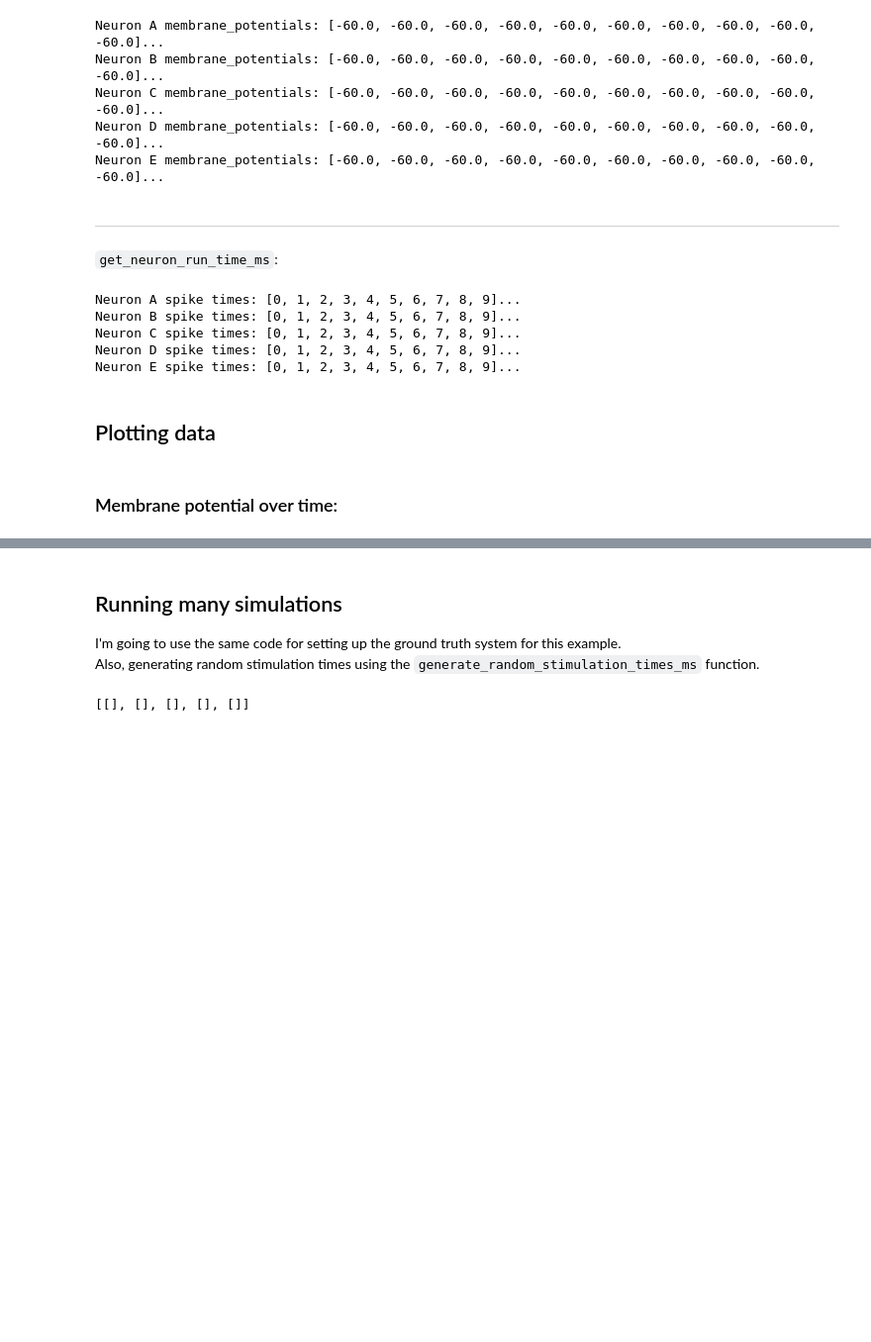
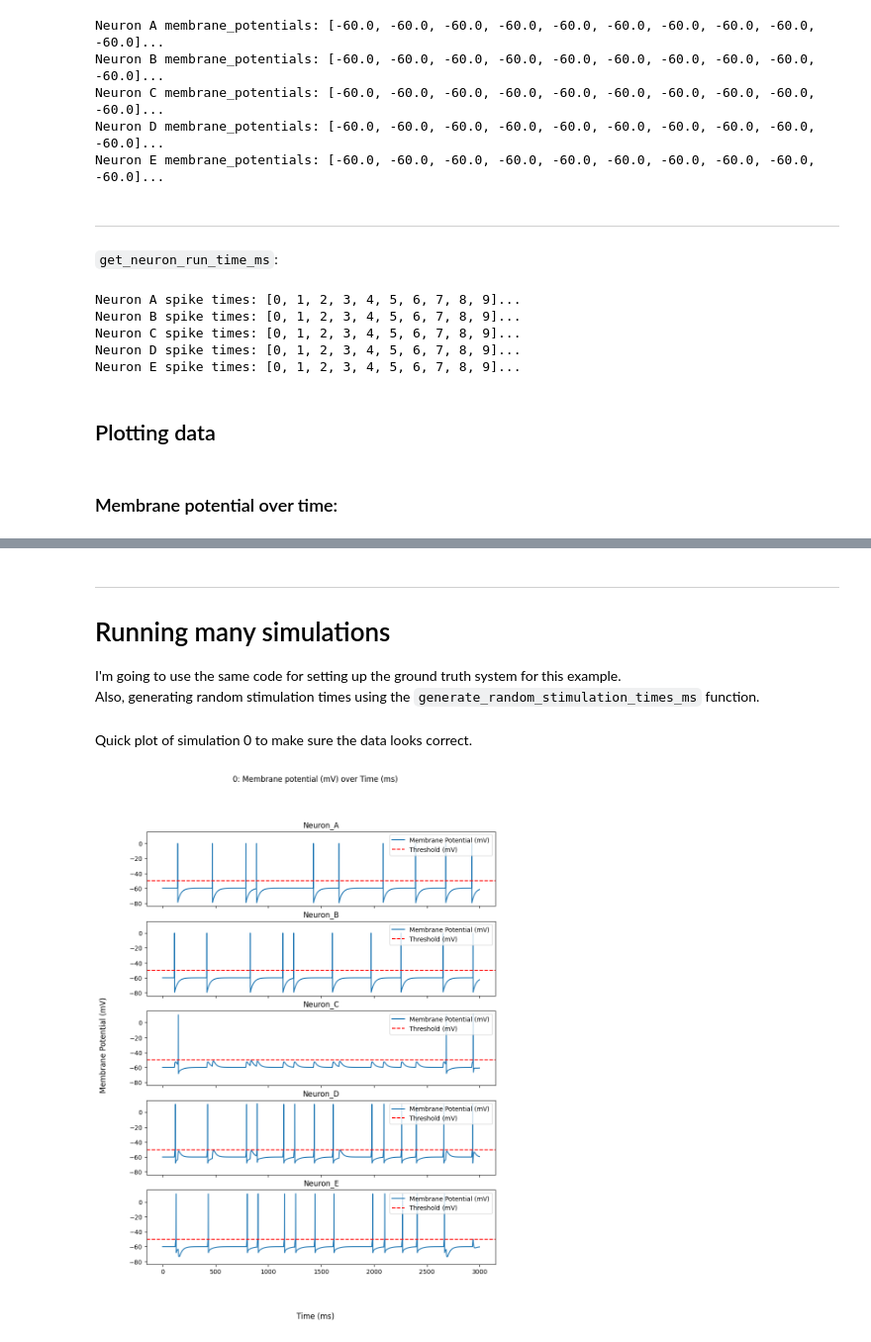
Before and after one commit to Nerfworm/IFneuron-model, a Jupyter notebook: modeling-tool-prototype.ipynb, the cells around one changed output, grey strips where cells are left out. Shown at 99% size. Cells and saved outputs as stored; diff of their text form; code cells hidden in the pictures; blank space fills up the shorter version.

Commit message:
added section for running many simulations and making histogram

```diff
--- a/modeling-tool-prototype.ipynb
+++ b/modeling-tool-prototype.ipynb
@@ -70,13 +71,17 @@ class NeuronNetwork:
         '''
         return self.all_neurons[neuron_id].t_recorded_ms
 
-    def get_all_neurons(self) -> dict:
+    def get_all_neurons(self) -> list:
         '''
-        Returns dictionary of all neurons in the system.
-        Key: neuron_id,
-        Value: IFneuron object
+        Returns list of all neuron objects
         '''
-        return self.all_neurons
+        return list(self.all_neurons.values())
+
+    def get_all_neuron_ids(self) -> list:
+        '''
+        Returns list of all neuron ids
+        '''
+        return list(self.all_neurons.keys())
 
     def print_all_neurons(self):
         print(self.all_neurons)
@@ -256,20 +271,3 @@ Neuron E spike times: [0, 1, 2, 3, 4, 5, 6, 7, 8, 9]...
 ## Plotting data
 # %% [markdown]
 ### Membrane potential over time:
-# %%
-neuron_ids = list(ground_truth_system.get_all_neurons().keys())
-fig, ax = plt.subplots(len(neuron_ids), figsize=(10, len(neuron_ids)*2.5), sharex=True, sharey=True)
-fig.suptitle(f'{ground_truth_system.id}: Membrane potential (mV) over Time (ms)')
-fig.supxlabel('Time (ms)')
-fig.supylabel('Membrane Potential (mV)')
-
-for i, neuron_id in enumerate(ground_truth_system.get_all_neurons()):
-    ax[i].plot(ground_truth_system.get_neuron_run_time_ms(neuron_id),
-               ground_truth_system.get_neuron_membrane_potentials(neuron_id),
-               label='Membrane Potential (mV)')
-    ax[i].axhline(ground_truth_system.get_all_neurons()[neuron_id].Vact_mV,
-                   label='Threshold (mV)', linestyle='--', color='r')
-    ax[i].set_title(f'{neuron_id}')
-    ax[i].legend(loc='upper right')
-
-plt.show
@@ -279,14 +278,15 @@ plt.show
 # %% [markdown]
-## Running many simulations
+---
+# Running many simulations
 
 I'm going to use the same code for setting up the ground truth system for this example.<br>
 Also, generating random stimulation times using the `generate_random_stimulation_times_ms` function.
 # %%
 num_simulations = 100               # number of simulations to run
-simulation_run_time_ms = 5000       # simulated run time
-num_stims = 50                      # number of neuron stimulations
+simulation_run_time_ms = 3000       # simulated run time
+num_stims = 10                      # number of neuron stimulations
 min_time_between_stims_ms = 100     # min amount of time between stimulus
-simulations = []
+all_simulations = []
 
 for i in range(num_simulations):
     sim = NeuronNetwork(str(i))
@@ -312,16 +312,10 @@ for i in range(num_simulations):
     sim.set_direct_stimulation_time_ms('Neuron_B', stims)
 
     sim.run_simulation(simulation_run_time_ms, True)
-    simulations.append(sim)
+    all_simulations.append(sim)
-# %%
-multiple_simulations_data = {}
-for neuron_id in list(simulations[0].get_all_neurons().keys()):
-    multiple_simulations_data[neuron_id] = []
-
-for NeuronNetwork(sim) in simulations:
-    for i, neuron_id in enumerate(sim.get_all_neurons()):
-        multiple_simulations_data[neuron_id].append(sim.get_neuron_spike_times_ms(neuron_id))
-
-# Now plot the spike times or something.
-# %% [output]
-[[], [], [], [], []]
+# %% [markdown]
+Quick plot of simulation 0 to make sure the data looks correct.
+# %%
+plot_membrane_potential_over_time(all_simulations[0])
+# %% [output]
+[figure, added]
```
Also changed, not shown: parts of 9 cells of this notebook.
